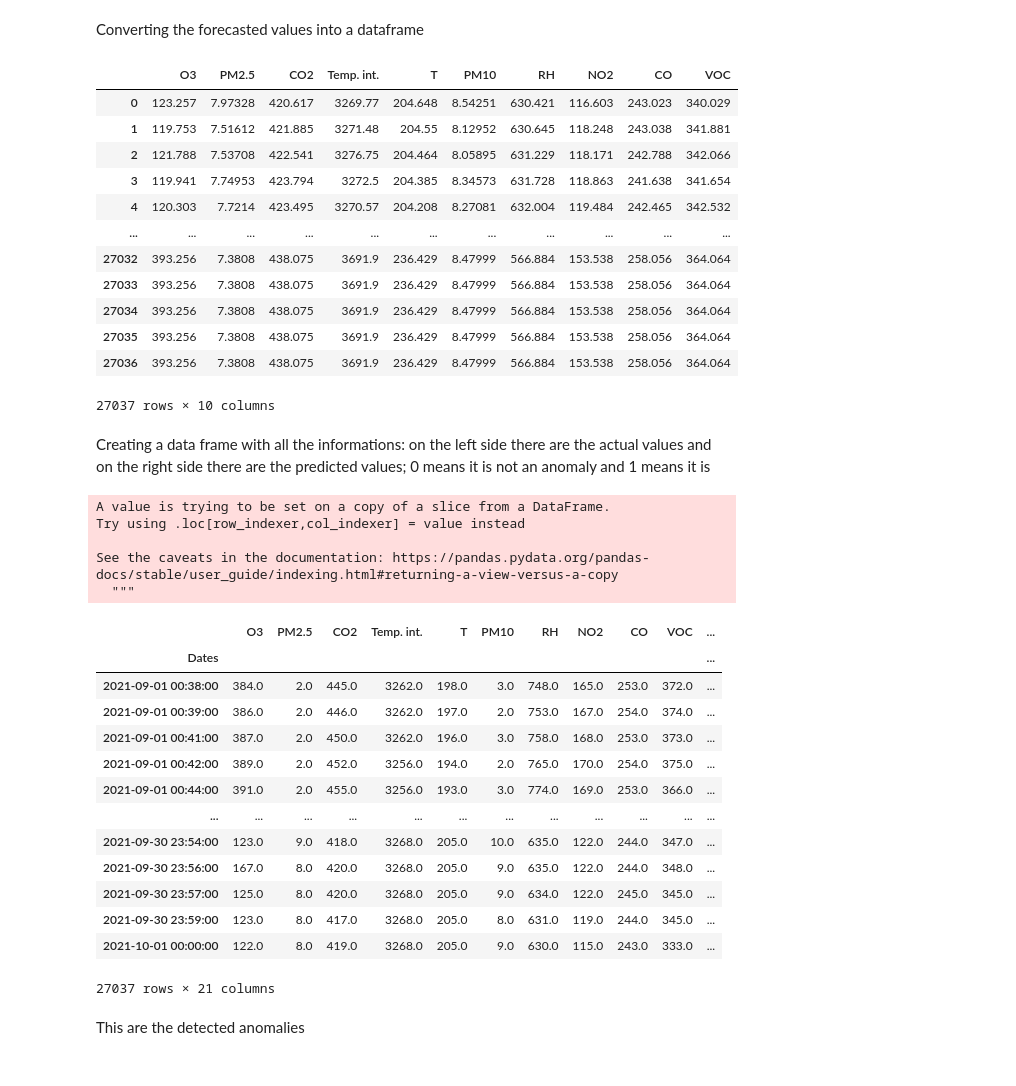
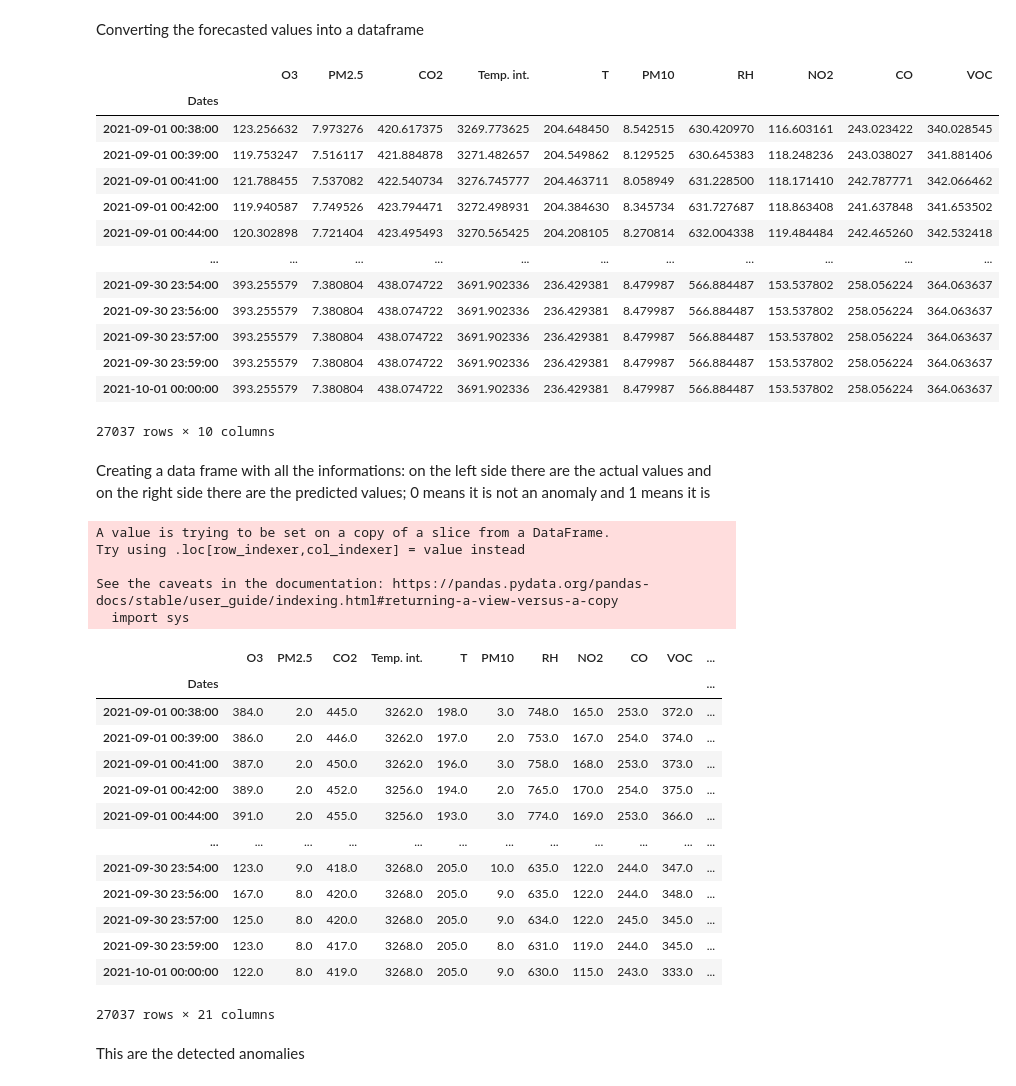
Before and after one commit to marcochisci/Anomaly_detection, a Jupyter notebook: One_Month_Anomaly_Detection.ipynb, the cells around one changed output. Drawn from its saved outputs; the diff is of its cells as text; code cells hidden in the pictures.

```diff
--- a/One_Month_Anomaly_Detection.ipynb
+++ b/One_Month_Anomaly_Detection.ipynb
@@ -284,24 +274,28 @@ for j in range(0,10):
-# %%
-display(pred)
-# %% [output]
-|  | O3 | PM2.5 | CO2 | Temp. int. | T | PM10 | RH | NO2 | CO | VOC |
-| 0 | 123.257 | 7.97328 | 420.617 | 3269.77 | 204.648 | 8.54251 | 630.421 | 116.603 | 243.023 | 340.029 |
-| 1 | 119.753 | 7.51612 | 421.885 | 3271.48 | 204.55 | 8.12952 | 630.645 | 118.248 | 243.038 | 341.881 |
-| 2 | 121.788 | 7.53708 | 422.541 | 3276.75 | 204.464 | 8.05895 | 631.229 | 118.171 | 242.788 | 342.066 |
-| 3 | 119.941 | 7.74953 | 423.794 | 3272.5 | 204.385 | 8.34573 | 631.728 | 118.863 | 241.638 | 341.654 |
-| 4 | 120.303 | 7.7214 | 423.495 | 3270.57 | 204.208 | 8.27081 | 632.004 | 119.484 | 242.465 | 342.532 |
-| ... | ... | ... | ... | ... | ... | ... | ... | ... | ... | ... |
-| 27032 | 393.256 | 7.3808 | 438.075 | 3691.9 | 236.429 | 8.47999 | 566.884 | 153.538 | 258.056 | 364.064 |
-| 27033 | 393.256 | 7.3808 | 438.075 | 3691.9 | 236.429 | 8.47999 | 566.884 | 153.538 | 258.056 | 364.064 |
-| 27034 | 393.256 | 7.3808 | 438.075 | 3691.9 | 236.429 | 8.47999 | 566.884 | 153.538 | 258.056 | 364.064 |
-| 27035 | 393.256 | 7.3808 | 438.075 | 3691.9 | 236.429 | 8.47999 | 566.884 | 153.538 | 258.056 | 364.064 |
-| 27036 | 393.256 | 7.3808 | 438.075 | 3691.9 | 236.429 | 8.47999 | 566.884 | 153.538 | 258.056 | 364.064 |
-27037 rows × 10 columns
+# %%
+df_forecast = pd.DataFrame(forecast, index=df.index[-(len(df)-selected_lag):], columns=df.columns)
+display(df_forecast)
+# %% [output]
+|  | O3 | PM2.5 | CO2 | Temp. int. | T | PM10 | RH | NO2 | CO | VOC |
+| Dates |  |  |  |  |  |  |  |  |  |  |
+| 2021-09-01 00:38:00 | 123.256632 | 7.973276 | 420.617375 | 3269.773625 | 204.648450 | 8.542515 | 630.420970 | 116.603161 | 243.023422 | 340.028545 |
+| 2021-09-01 00:39:00 | 119.753247 | 7.516117 | 421.884878 | 3271.482657 | 204.549862 | 8.129525 | 630.645383 | 118.248236 | 243.038027 | 341.881406 |
+| 2021-09-01 00:41:00 | 121.788455 | 7.537082 | 422.540734 | 3276.745777 | 204.463711 | 8.058949 | 631.228500 | 118.171410 | 242.787771 | 342.066462 |
+| 2021-09-01 00:42:00 | 119.940587 | 7.749526 | 423.794471 | 3272.498931 | 204.384630 | 8.345734 | 631.727687 | 118.863408 | 241.637848 | 341.653502 |
+| 2021-09-01 00:44:00 | 120.302898 | 7.721404 | 423.495493 | 3270.565425 | 204.208105 | 8.270814 | 632.004338 | 119.484484 | 242.465260 | 342.532418 |
+| ... | ... | ... | ... | ... | ... | ... | ... | ... | ... | ... |
+| 2021-09-30 23:54:00 | 393.255579 | 7.380804 | 438.074722 | 3691.902336 | 236.429381 | 8.479987 | 566.884487 | 153.537802 | 258.056224 | 364.063637 |
+| 2021-09-30 23:56:00 | 393.255579 | 7.380804 | 438.074722 | 3691.902336 | 236.429381 | 8.479987 | 566.884487 | 153.537802 | 258.056224 | 364.063637 |
+| 2021-09-30 23:57:00 | 393.255579 | 7.380804 | 438.074722 | 3691.902336 | 236.429381 | 8.479987 | 566.884487 | 153.537802 | 258.056224 | 364.063637 |
+| 2021-09-30 23:59:00 | 393.255579 | 7.380804 | 438.074722 | 3691.902336 | 236.429381 | 8.479987 | 566.884487 | 153.537802 | 258.056224 | 364.063637 |
+| 2021-10-01 00:00:00 | 393.255579 | 7.380804 | 438.074722 | 3691.902336 | 236.429381 | 8.479987 | 566.884487 | 153.537802 | 258.056224 | 364.063637 |
+27037 rows × 10 columns
 # %% [markdown]
 Creating a data frame with all the informations:
 on the left side there are the actual values and on the right side there are the predicted values;
 0 means it is not an anomaly and 1 means it is
 # %%
+pred=df_forecast
+pred.reset_index(drop=True, inplace=True)
 data.reset_index(drop=True, inplace=True)
 results=pd.concat([data, pred], axis=1)
 results['Dates'] = df.index[selected_lag:]
@@ -316,7 +310,7 @@ A value is trying to be set on a copy of a slice from a DataFrame.
 Try using .loc[row_indexer,col_indexer] = value instead
 
 See the caveats in the documentation: https://pandas.pydata.org/pandas-docs/stable/user_guide/indexing.html#returning-a-view-versus-a-copy
-  """
+  import sys
 |  | O3 | PM2.5 | CO2 | Temp. int. | T | PM10 | RH | NO2 | CO | VOC | ... |
 | Dates |  |  |  |  |  |  |  |  |  |  | ... |
 | 2021-09-01 00:38:00 | 384.0 | 2.0 | 445.0 | 3262.0 | 198.0 | 3.0 | 748.0 | 165.0 | 253.0 | 372.0 | ... |
```
Also changed, not shown: parts of 2 cells of this notebook.
